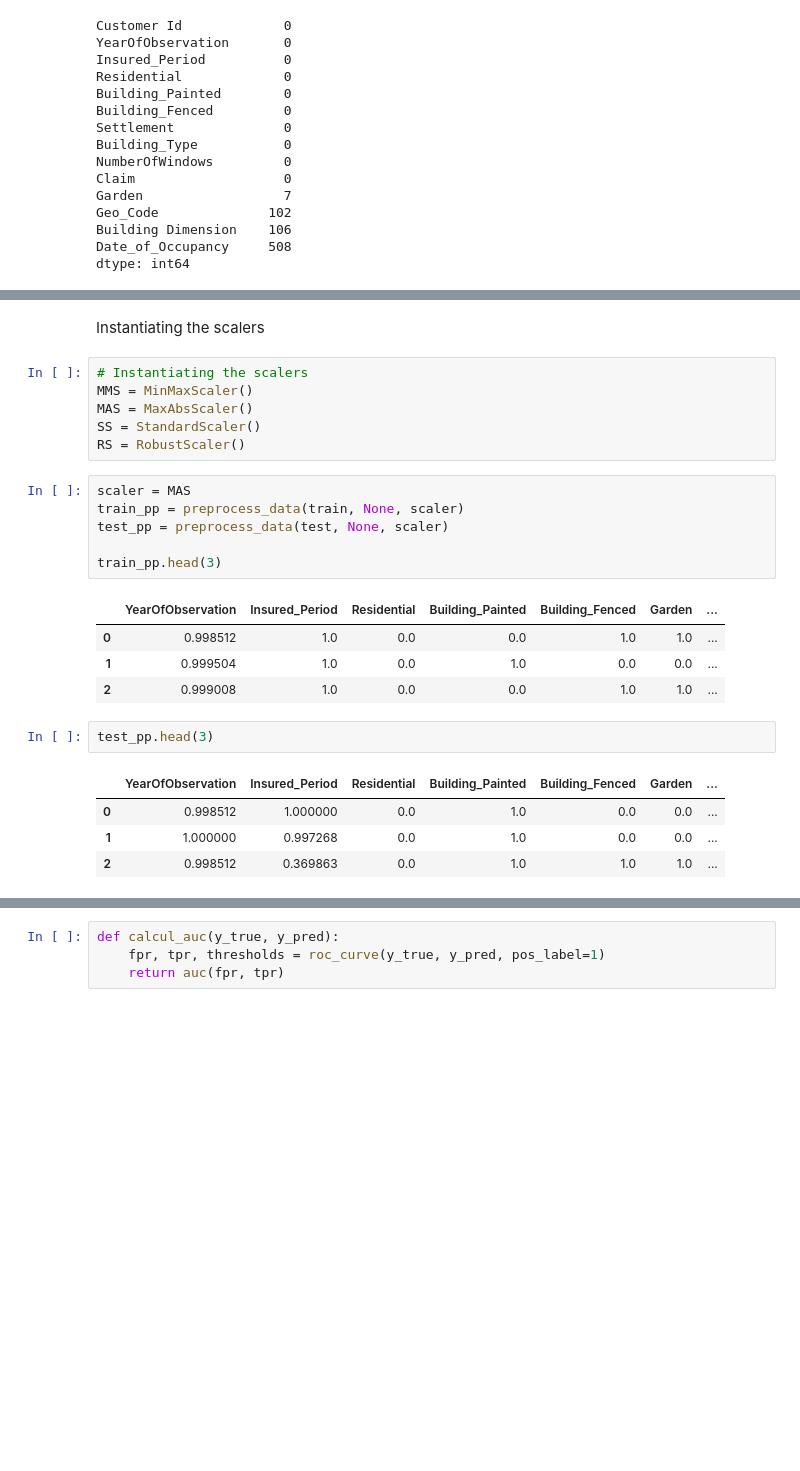
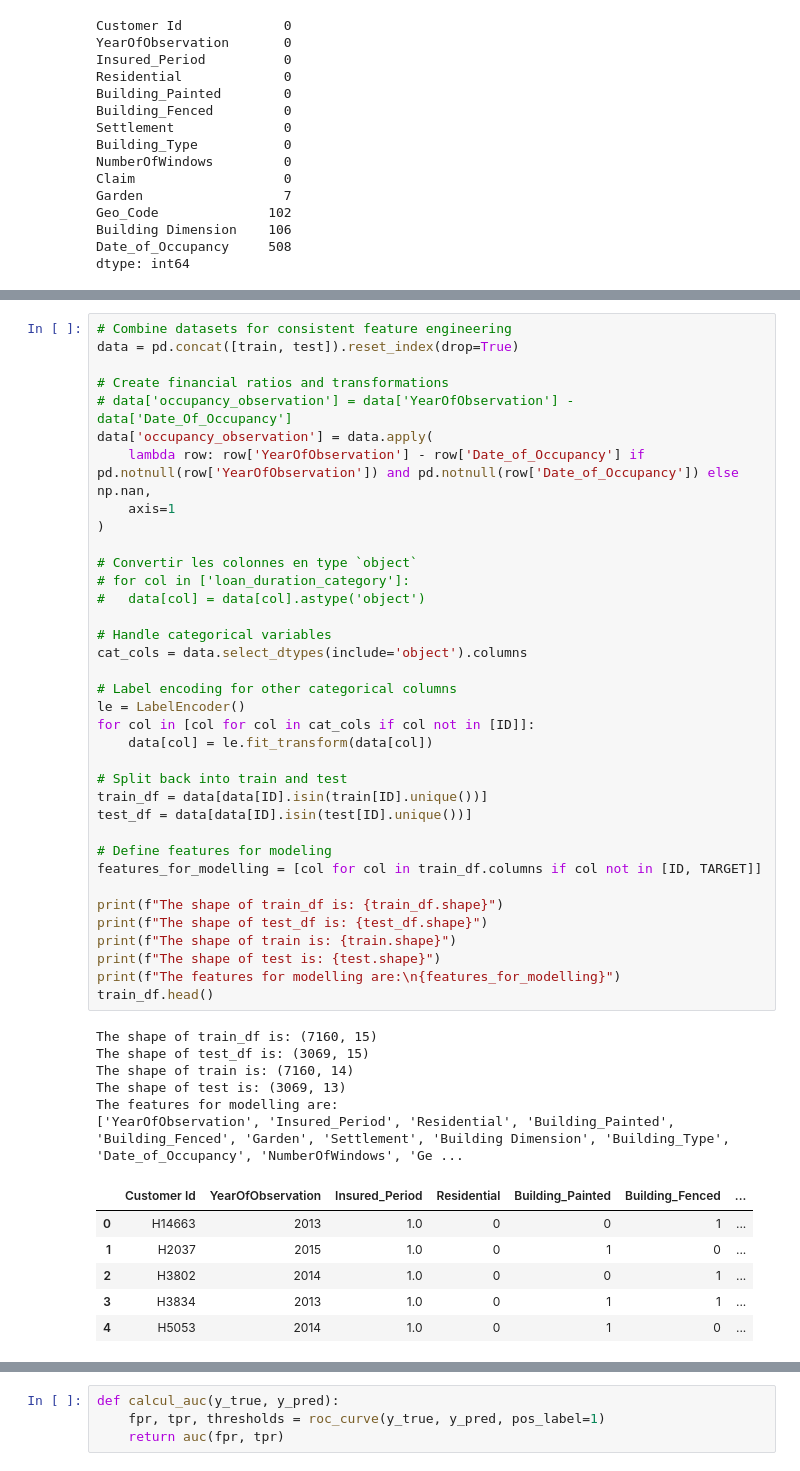
Before and after one commit to justekouassi/Insurance-Prediction-Challenge, a Jupyter notebook: insurance_prediction_boosting.ipynb, the cells around one changed output, grey strips where cells are left out. Cells and saved outputs as stored; diff of their text form; blank space fills up the shorter version.

```diff
--- a/insurance_prediction_boosting.ipynb
+++ b/insurance_prediction_boosting.ipynb
@@ -404,28 +334,51 @@ def preprocess_data(df1: pd.DataFrame, ordinal_encoder=None, scaler=None, id_col
     return df
-# %% [markdown]
-Instantiating the scalers
-# %%
-# Instantiating the scalers
-MMS = MinMaxScaler()
-MAS = MaxAbsScaler()
-SS = StandardScaler()
-RS = RobustScaler()
-# %%
-scaler = MAS
-train_pp = preprocess_data(train, None, scaler)
-test_pp = preprocess_data(test, None, scaler)
-
-train_pp.head(3)
-# %% [output]
-|  | YearOfObservation | Insured_Period | Residential | Building_Painted | Building_Fenced | Garden | ... |
-| 0 | 0.998512 | 1.0 | 0.0 | 0.0 | 1.0 | 1.0 | ... |
-| 1 | 0.999504 | 1.0 | 0.0 | 1.0 | 0.0 | 0.0 | ... |
-| 2 | 0.999008 | 1.0 | 0.0 | 0.0 | 1.0 | 1.0 | ... |
-# %%
-test_pp.head(3)
-# %% [output]
-|  | YearOfObservation | Insured_Period | Residential | Building_Painted | Building_Fenced | Garden | ... |
-| 0 | 0.998512 | 1.000000 | 0.0 | 1.0 | 0.0 | 0.0 | ... |
-| 1 | 1.000000 | 0.997268 | 0.0 | 1.0 | 0.0 | 0.0 | ... |
-| 2 | 0.998512 | 0.369863 | 0.0 | 1.0 | 1.0 | 1.0 | ... |
+# %%
+# Combine datasets for consistent feature engineering
+data = pd.concat([train, test]).reset_index(drop=True)
+
+# Create financial ratios and transformations
+# data['occupancy_observation'] = data['YearOfObservation'] - data['Date_Of_Occupancy']
+data['occupancy_observation'] = data.apply(
+	lambda row: row['YearOfObservation'] - row['Date_of_Occupancy'] if pd.notnull(row['YearOfObservation']) and pd.notnull(row['Date_of_Occupancy']) else np.nan,
+	axis=1
+)
+
+# Convertir les colonnes en type `object`
+# for col in ['loan_duration_category']:
+# 	data[col] = data[col].astype('object')
+
+# Handle categorical variables
+cat_cols = data.select_dtypes(include='object').columns
+
+# Label encoding for other categorical columns
+le = LabelEncoder()
+for col in [col for col in cat_cols if col not in [ID]]:
+    data[col] = le.fit_transform(data[col])
+
+# Split back into train and test
+train_df = data[data[ID].isin(train[ID].unique())]
+test_df = data[data[ID].isin(test[ID].unique())]
+
+# Define features for modeling
+features_for_modelling = [col for col in train_df.columns if col not in [ID, TARGET]]
+
+print(f"The shape of train_df is: {train_df.shape}")
+print(f"The shape of test_df is: {test_df.shape}")
+print(f"The shape of train is: {train.shape}")
+print(f"The shape of test is: {test.shape}")
+print(f"The features for modelling are:\n{features_for_modelling}")
+train_df.head()
+# %% [output]
+The shape of train_df is: (7160, 15)
+The shape of test_df is: (3069, 15)
+The shape of train is: (7160, 14)
+The shape of test is: (3069, 13)
+The features for modelling are:
+['YearOfObservation', 'Insured_Period', 'Residential', 'Building_Painted', 'Building_Fenced', 'Garden', 'Settlement', 'Building Dimension', 'Building_Type', 'Date_of_Occupancy', 'NumberOfWindows', 'Ge ...
+|  | Customer Id | YearOfObservation | Insured_Period | Residential | Building_Painted | Building_Fenced | ... |
+| 0 | H14663 | 2013 | 1.0 | 0 | 0 | 1 | ... |
+| 1 | H2037 | 2015 | 1.0 | 0 | 1 | 0 | ... |
+| 2 | H3802 | 2014 | 1.0 | 0 | 0 | 1 | ... |
+| 3 | H3834 | 2013 | 1.0 | 0 | 1 | 1 | ... |
+| 4 | H5053 | 2014 | 1.0 | 0 | 1 | 0 | ... |
 # %% [markdown]
```
Also changed, not shown: parts of 36 cells of this notebook.
